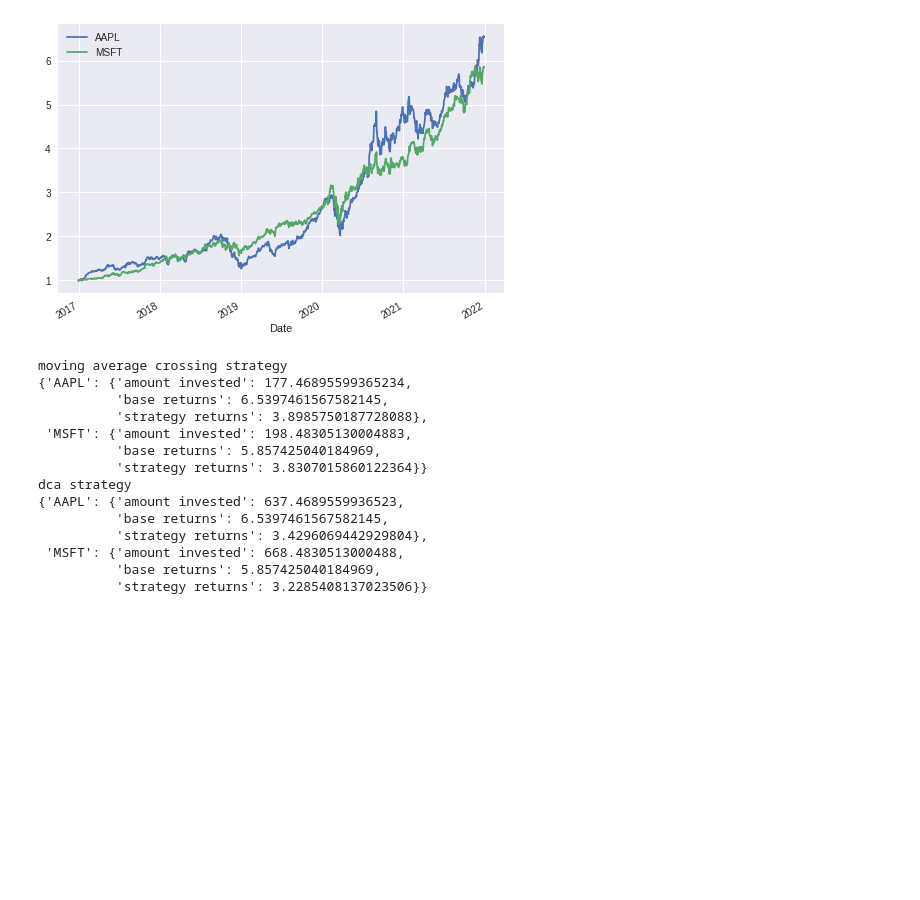
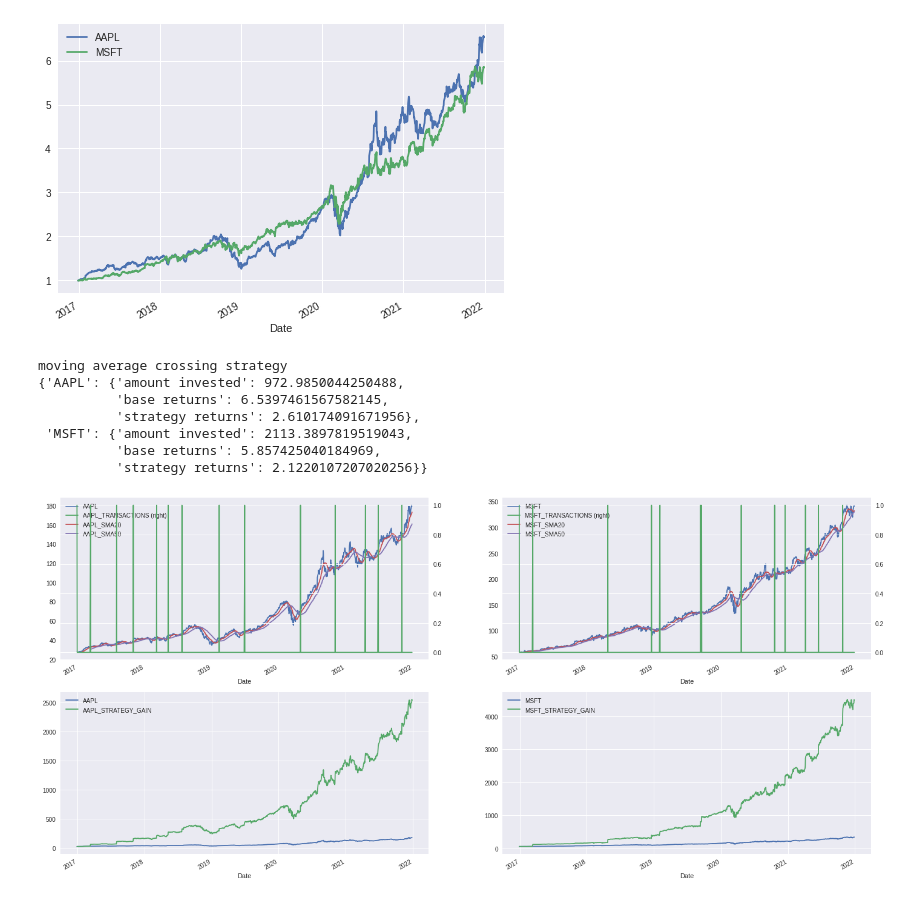
Before and after one commit to IamTossan/finance-research, a Jupyter notebook: src/stock_returns.ipynb, the cells around one changed output. Cells and saved outputs as stored; diff of their text form; code cells hidden in the pictures; blank space fills up the shorter version.

Commit message:
feat: update transaction amount in return simulation func

```diff
--- a/src/stock_returns.ipynb
+++ b/src/stock_returns.ipynb
@@ -22,8 +22,8 @@ plt.show()
 # %% [output]
 [figure]
 # %%
-SMA1 = 12
-SMA2 = 52
+SMA1 = 20
+SMA2 = 50
 
 import pprint
 
@@ -40,31 +40,24 @@ for s in stocks:
 
 print('moving average crossing strategy')
 pprint.pprint(get_return_simulation(df, stocks))
-
-add_dca_transactions(df, stocks)
-print('dca strategy')
-pprint.pprint(get_return_simulation(df, stocks))
 # %% [output]
 moving average crossing strategy
-{'AAPL': {'amount invested': 177.46895599365234,
+{'AAPL': {'amount invested': 972.9850044250488,
           'base returns': 6.5397461567582145,
-          'strategy returns': 3.8985750187728088},
- 'MSFT': {'amount invested': 198.48305130004883,
+          'strategy returns': 2.610174091671956},
+ 'MSFT': {'amount invested': 2113.3897819519043,
           'base returns': 5.857425040184969,
-          'strategy returns': 3.8307015860122364}}
-dca strategy
-{'AAPL': {'amount invested': 637.4689559936523,
-          'base returns': 6.5397461567582145,
-          'strategy returns': 3.4296069442929804},
- 'MSFT': {'amount invested': 668.4830513000488,
-          'base returns': 5.857425040184969,
-          'strategy returns': 3.2285408137023506}}
+          'strategy returns': 2.1220107207020256}}
 # %%
 def display_strategy(df, stocks):
     fig, axes = plt.subplots(nrows=len(stocks), ncols=2)
 
     for i, s in enumerate(stocks):
-        df[[s, f"{s}_POSITION"]].plot(
-            figsize=(24, 12), secondary_y=f"{s}_POSITION", ax=axes[i // 2, i % 2]
+        df[[s, f"{s}_TRANSACTIONS", f"{s}_SMA{SMA1}", f"{s}_SMA{SMA2}"]].plot(
+            figsize=(24, 12), secondary_y=f"{s}_TRANSACTIONS", ax=axes[i // 2, i % 2]
         )
         df[[s, f"{s}_STRATEGY_GAIN"]].plot( ax=axes[i // 2 + 1, i % 2])
+
+display_strategy(df, stocks)
+# %% [output]
+[figure, added]
```
Also changed, not shown: parts of 1 cell of this notebook, 2 other files.
